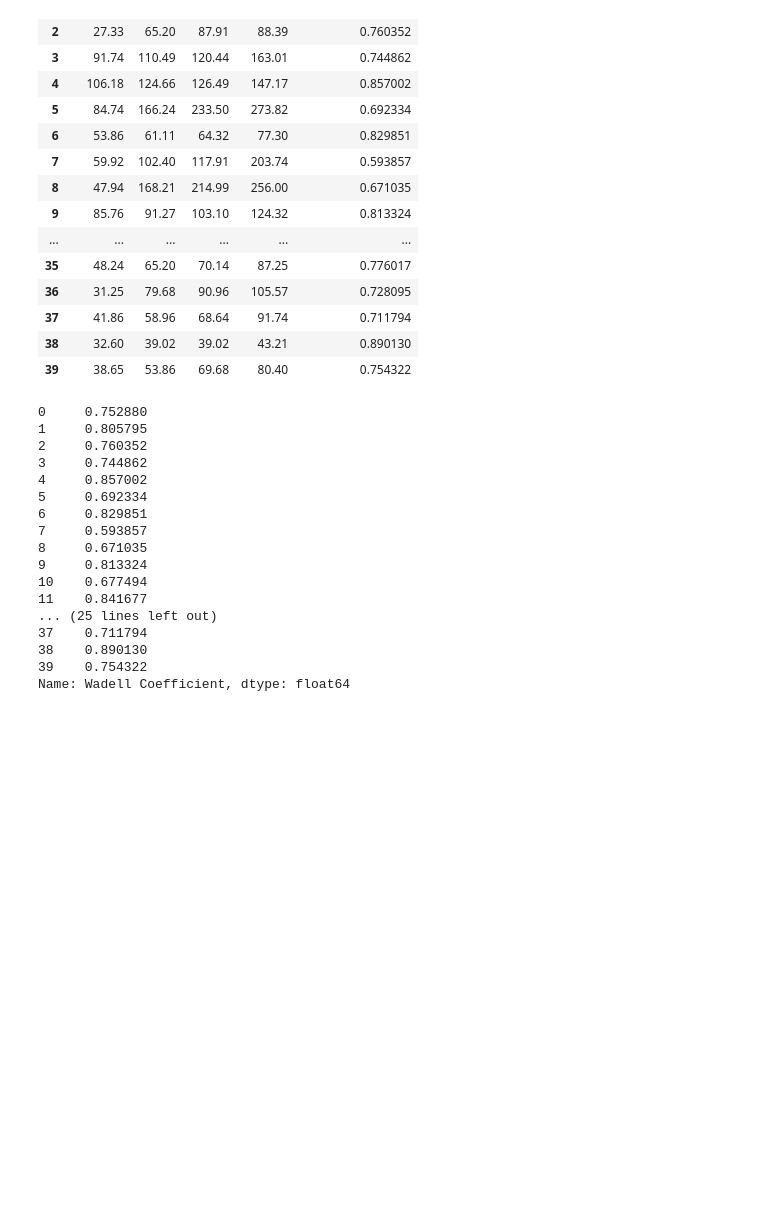
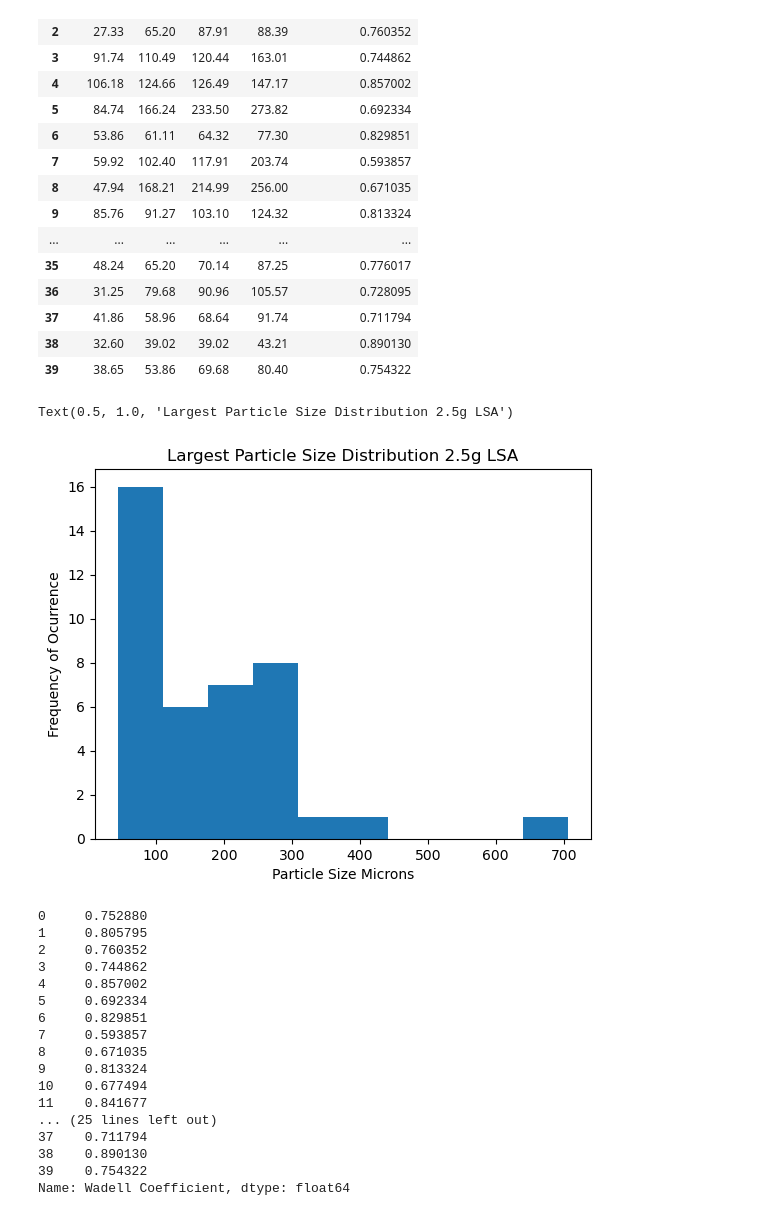
Before and after one commit to chsharrison/Sci_comp_F24, a Jupyter notebook: Zachary_Laird/Working Notebook.ipynb, the cells around one changed output. Drawn from its saved outputs; the diff is of its cells as text; code cells hidden in the pictures; blank space fills up the shorter version.

```diff
--- a/Zachary_Laird/Working Notebook.ipynb
+++ b/Zachary_Laird/Working Notebook.ipynb
@@ -76,6 +85,15 @@ TwoFiveGCharPC
 | 37 | 41.86 | 58.96 | 68.64 | 91.74 | 0.711794 |
 | 38 | 32.60 | 39.02 | 39.02 | 43.21 | 0.890130 |
 | 39 | 38.65 | 53.86 | 69.68 | 80.40 | 0.754322 |
+# %%
+TFHistData = TwoFiveGCharPC.iloc[:,3]
+plt.hist(TFHistData)
+plt.xlabel("Particle Size Microns")
+plt.ylabel("Frequency of Ocurrence")
+plt.title("Largest Particle Size Distribution 2.5g LSA")
+# %% [output]
+Text(0.5, 1.0, 'Largest Particle Size Distribution 2.5g LSA')
+[figure, added]
 # %%
 TFGPCrefined = TwoFiveGCharPC.iloc[:,4]
 # %%
```
Also changed, not shown: parts of 3 cells of this notebook.
